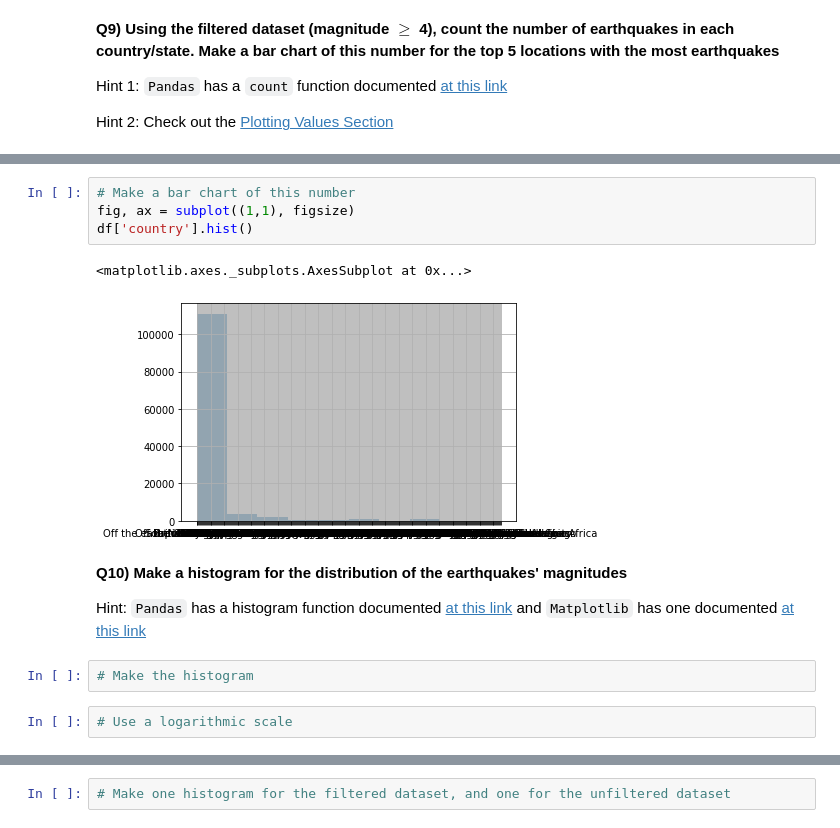
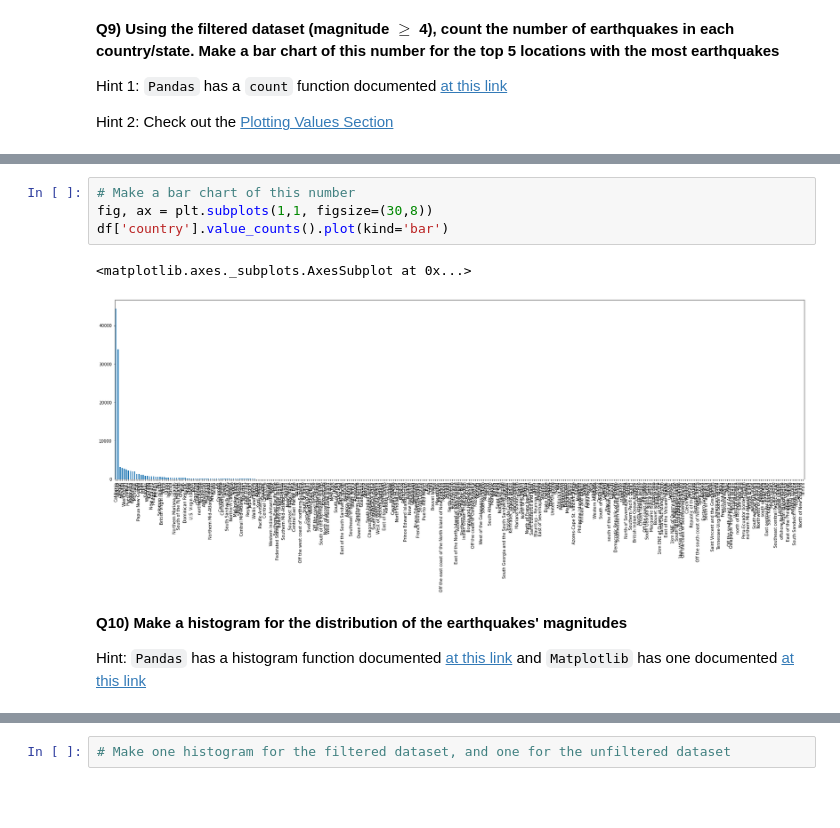
Before and after one commit to yasminghd/2022_ML_Earth_Env_Sci, a Jupyter notebook: Lab_Notebooks/S1_4_Pandas.ipynb, the cells around one changed output, grey strips where cells are left out. Drawn from its saved outputs; the diff is of its cells as text; blank space fills up the shorter version.

```diff
--- a/Lab_Notebooks/S1_4_Pandas.ipynb
+++ b/Lab_Notebooks/S1_4_Pandas.ipynb
@@ -967,15 +978,11 @@ TypeError: ignored
 # %%
 # Make a bar chart of this number
-fig, ax = subplot((1,1), figsize)
-df['country'].hist()
+fig, ax = plt.subplots(1,1, figsize=(30,8))
+df['country'].value_counts().plot(kind='bar')
 # %% [output]
 <matplotlib.axes._subplots.AxesSubplot at 0x...>
-[figure, old version]
+[figure, new version]
 # %% [markdown]
 **Q10) Make a histogram for the distribution of the earthquakes' magnitudes**
 
 Hint: `Pandas` has a histogram function documented [at this link](https://pandas.pydata.org/pandas-docs/version/0.23/generated/pandas.DataFrame.hist.html) and `Matplotlib` has one documented [at this link](https://matplotlib.org/api/_as_gen/matplotlib.pyplot.hist.html)
-# %%
-# Make the histogram
-# %%
-# Use a logarithmic scale
```
Also changed, not shown: parts of 3 cells of this notebook.
